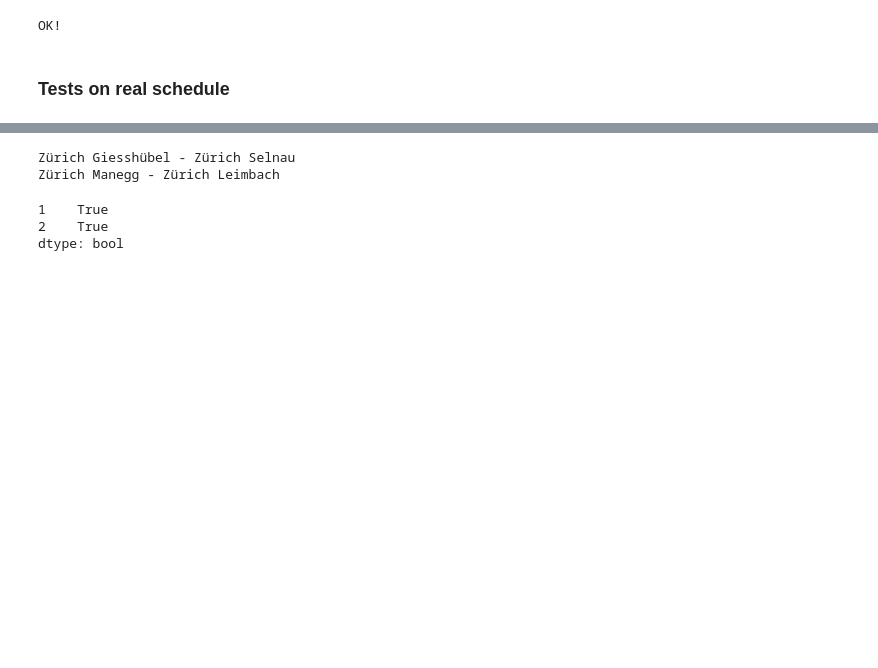
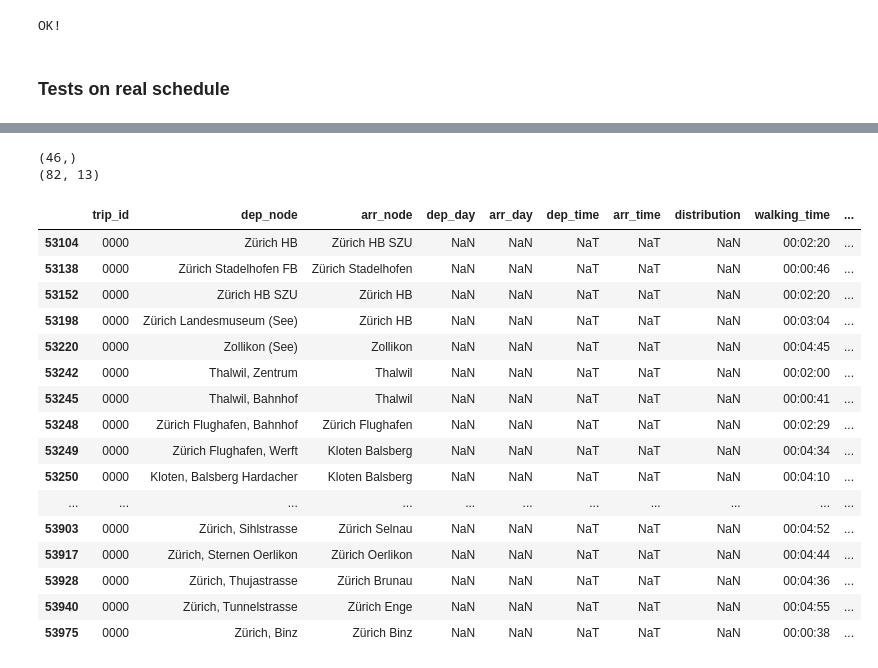
Before and after one commit to marcozov/journey_planning, a Jupyter notebook: final_project_nic.ipynb, the cells around one changed output, grey strips where cells are left out. Cells and saved outputs as stored; diff of their text form; code cells hidden in the pictures; blank space fills up the shorter version.

```diff
--- a/final_project_nic.ipynb
+++ b/final_project_nic.ipynb
@@ -656,14 +651,32 @@ next(pl.gen_cadidate_transports(e))
-# %%
-def nice_direction(a, b):
-    print(a, "-", b)
-    return True
-transp_ids = [1, 2]
-pl.edges.loc[transp_ids].apply(lambda x: nice_direction(*x[[pl.from_node, pl.to_node]]), axis=1)
-# %% [output]
-Zürich Giesshübel - Zürich Selnau
-Zürich Manegg - Zürich Leimbach
-1    True
-2    True
-dtype: bool
+# %%
+schedule = pd.read_pickle("data/schedule_clean.pkl")
+walk = schedule[schedule.trip_id == "0000"]
+transp = schedule[schedule.trip_id != "0000"]
+valid_stations = np.unique(np.append(transp.arr_node.values, transp.dep_node.values))
+
+print(valid_stations.shape)
+valid_waks = walk[walk.arr_node.isin(valid_stations) & walk.arr_node.isin(valid_stations)]
+print(valid_waks.shape)
+valid_waks
+# %% [output]
+(46,)
+(82, 13)
+|  | trip_id | dep_node | arr_node | dep_day | arr_day | dep_time | arr_time | distribution | walking_time | ... |
+| 53104 | 0000 | Zürich HB | Zürich HB SZU | NaN | NaN | NaT | NaT | NaN | 00:02:20 | ... |
+| 53138 | 0000 | Zürich Stadelhofen FB | Zürich Stadelhofen | NaN | NaN | NaT | NaT | NaN | 00:00:46 | ... |
+| 53152 | 0000 | Zürich HB SZU | Zürich HB | NaN | NaN | NaT | NaT | NaN | 00:02:20 | ... |
+| 53198 | 0000 | Zürich Landesmuseum (See) | Zürich HB | NaN | NaN | NaT | NaT | NaN | 00:03:04 | ... |
+| 53220 | 0000 | Zollikon (See) | Zollikon | NaN | NaN | NaT | NaT | NaN | 00:04:45 | ... |
+| 53242 | 0000 | Thalwil, Zentrum | Thalwil | NaN | NaN | NaT | NaT | NaN | 00:02:00 | ... |
+| 53245 | 0000 | Thalwil, Bahnhof | Thalwil | NaN | NaN | NaT | NaT | NaN | 00:00:41 | ... |
+| 53248 | 0000 | Zürich Flughafen, Bahnhof | Zürich Flughafen | NaN | NaN | NaT | NaT | NaN | 00:02:29 | ... |
+| 53249 | 0000 | Zürich Flughafen, Werft | Kloten Balsberg | NaN | NaN | NaT | NaT | NaN | 00:04:34 | ... |
+| 53250 | 0000 | Kloten, Balsberg Hardacher | Kloten Balsberg | NaN | NaN | NaT | NaT | NaN | 00:04:10 | ... |
+| ... | ... | ... | ... | ... | ... | ... | ... | ... | ... | ... |
+| 53903 | 0000 | Zürich, Sihlstrasse | Zürich Selnau | NaN | NaN | NaT | NaT | NaN | 00:04:52 | ... |
+| 53917 | 0000 | Zürich, Sternen Oerlikon | Zürich Oerlikon | NaN | NaN | NaT | NaT | NaN | 00:04:44 | ... |
+| 53928 | 0000 | Zürich, Thujastrasse | Zürich Brunau | NaN | NaN | NaT | NaT | NaN | 00:04:36 | ... |
+| 53940 | 0000 | Zürich, Tunnelstrasse | Zürich Enge | NaN | NaN | NaT | NaT | NaN | 00:04:55 | ... |
+| 53975 | 0000 | Zürich, Binz | Zürich Binz | NaN | NaN | NaT | NaT | NaN | 00:00:38 | ... |
 # %%
 schedule = pd.read_pickle("data/schedule_clean.pkl")
```
Also changed, not shown: parts of 8 cells of this notebook, 1 other file.
